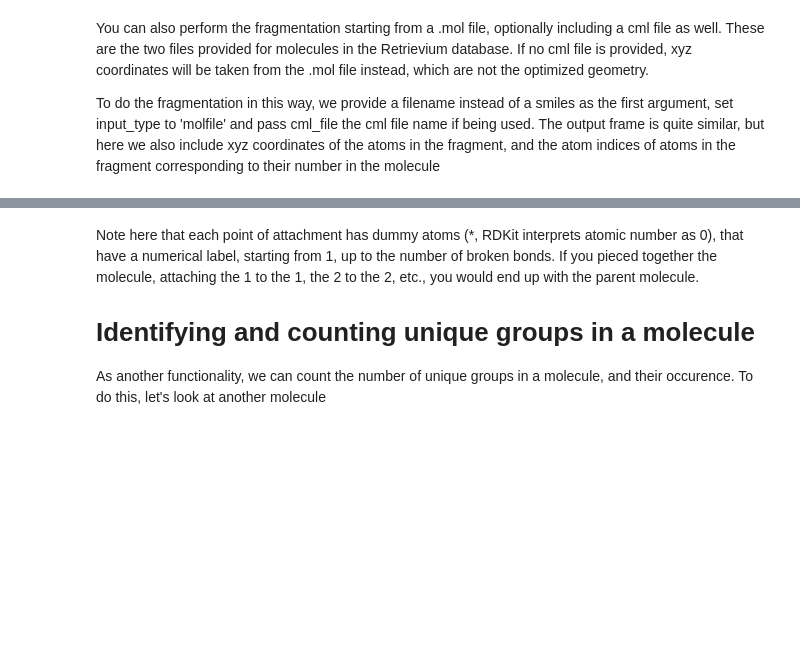
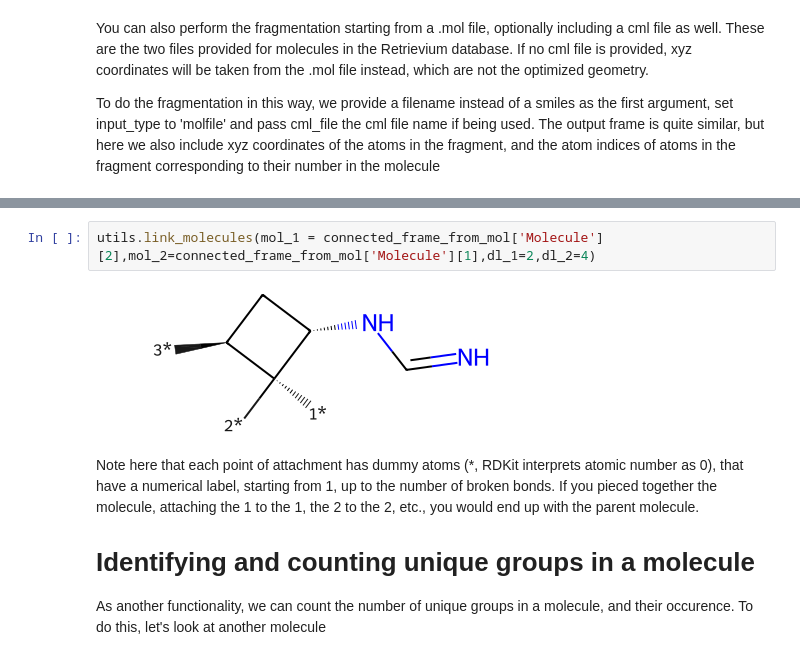
Before and after one commit to kmlefran/group_decomposition, a Jupyter notebook: docs/Tutorial.ipynb, the cells around one changed output, grey strips where cells are left out. Drawn from its saved outputs; the diff is of its cells as text; blank space fills up the shorter version.

```diff
--- a/docs/Tutorial.ipynb
+++ b/docs/Tutorial.ipynb
@@ -113,3 +122,7 @@ connected_frame_from_mol
+# %%
+utils.link_molecules(mol_1 = connected_frame_from_mol['Molecule'][2],mol_2=connected_frame_from_mol['Molecule'][1],dl_1=2,dl_2=4)
+# %% [output]
+[figure, added]
 # %% [markdown]
 Note here that each point of attachment has dummy atoms (*, RDKit interprets atomic number as 0), that have a numerical label, starting from 1, up to the number of broken bonds. If you pieced together the molecule, attaching the 1 to the 1, the 2 to the 2, etc., you would end up with the parent molecule.
 
```
Also changed, not shown: parts of 11 cells of this notebook, 4 other files.
